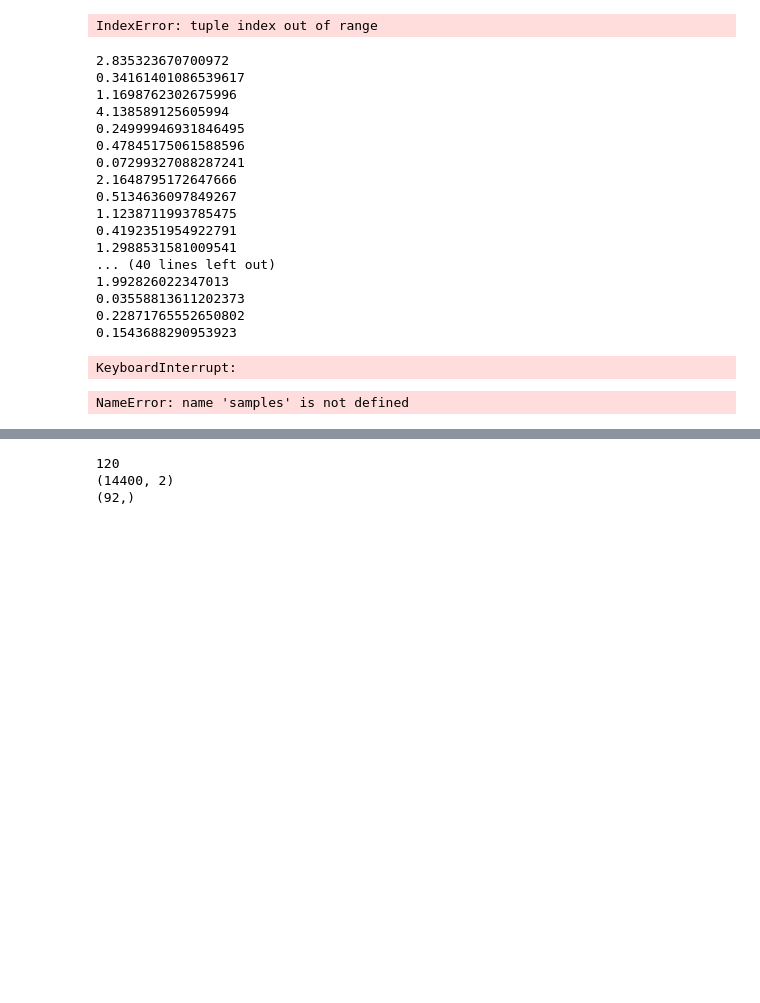
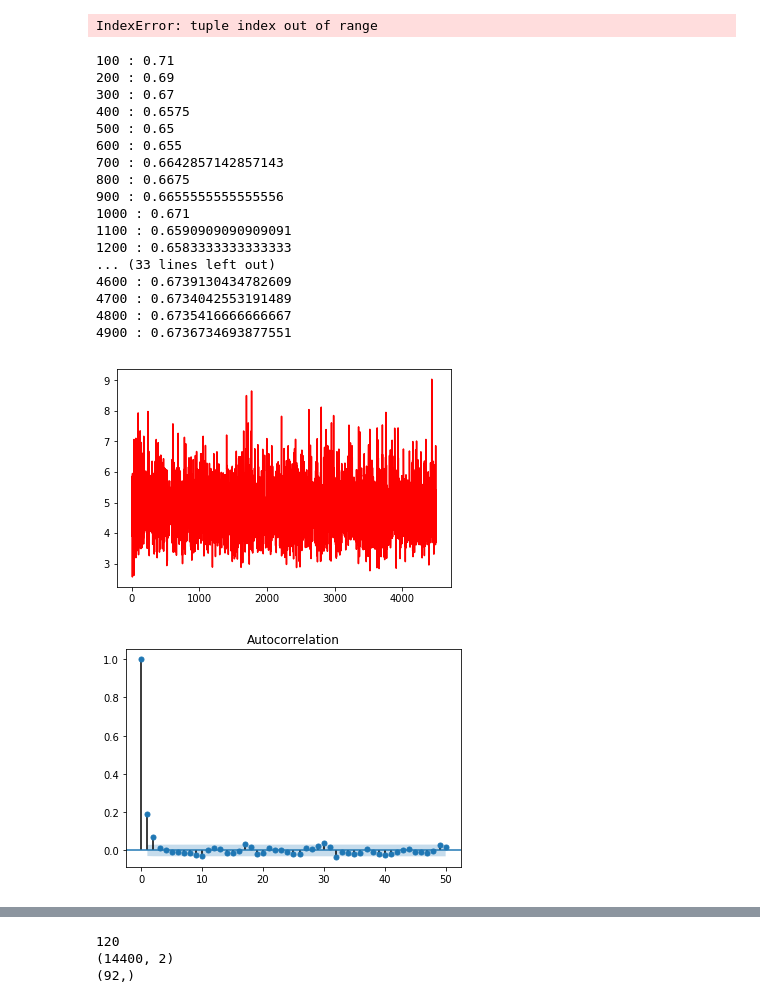
Before and after one commit to DavidAssaraf106/NLM, a Jupyter notebook: Experiments/Test.ipynb, the cells around one changed output, grey strips where cells are left out. Cells and saved outputs as stored; diff of their text form; code cells hidden in the pictures; blank space fills up the shorter version.

Commit message:
udpate test pymc3 - [main]

```diff
--- a/Experiments/Test.ipynb
+++ b/Experiments/Test.ipynb
@@ -207,37 +207,33 @@ def HMC_Unit_test():
     lr.fit(x, y)
     position_init = np.hstack((lr.coef_.flatten(), lr.intercept_))
     position_init = position_init.reshape((1, 3))[0]
-    samples = hmc(log_prior, log_likelihood, 1000,  1e-1, 20, position_init, 0.1, 1)
+    samples = hmc(log_prior, log_likelihood, 5000,  1e-1, 20, position_init, 0.1, 1)
     q_=np.asarray(samples).T
     plt.plot(range(len(q_[0])),q_[0] , color='r')
-    plt.title('BNN posterior')
+    from statsmodels.graphics.tsaplots import plot_acf
+    plot_acf(q_[0], lags=50)
     plt.show()
     #print(log_likelihood(position_init))
+    return samples
-# %%
-HMC_Unit_test()
-# %% [output]
-2.835323670700972
-0.34161401086539617
-1.1698762302675996
-4.138589125605994
-0.24999946931846495
-0.47845175061588596
-0.07299327088287241
-2.1648795172647666
-0.5134636097849267
-1.1238711993785475
-0.4192351954922791
-1.2988531581009541
-... (40 lines left out)
-1.992826022347013
-0.03558813611202373
-0.22871765552650802
-0.1543688290953923
-KeyboardInterrupt:
-# %%
-q_=np.asarray(samples).T
-plt.plot(range(len(q_[0])),q_[0] , color='r')
-plt.title('BNN posterior')
-plt.show()
-# %% [output]
-NameError: name 'samples' is not defined
+# %%
+samples=HMC_Unit_test()
+# %% [output]
+100 : 0.71
+200 : 0.69
+300 : 0.67
+400 : 0.6575
+500 : 0.65
+600 : 0.655
+700 : 0.6642857142857143
+800 : 0.6675
+900 : 0.6655555555555556
+1000 : 0.671
+1100 : 0.6590909090909091
+1200 : 0.6583333333333333
+... (33 lines left out)
+4600 : 0.6739130434782609
+4700 : 0.6734042553191489
+4800 : 0.6735416666666667
+4900 : 0.6736734693877551
+[figure, added]
+[figure, added]
```
Also changed, not shown: parts of 10 cells of this notebook.
